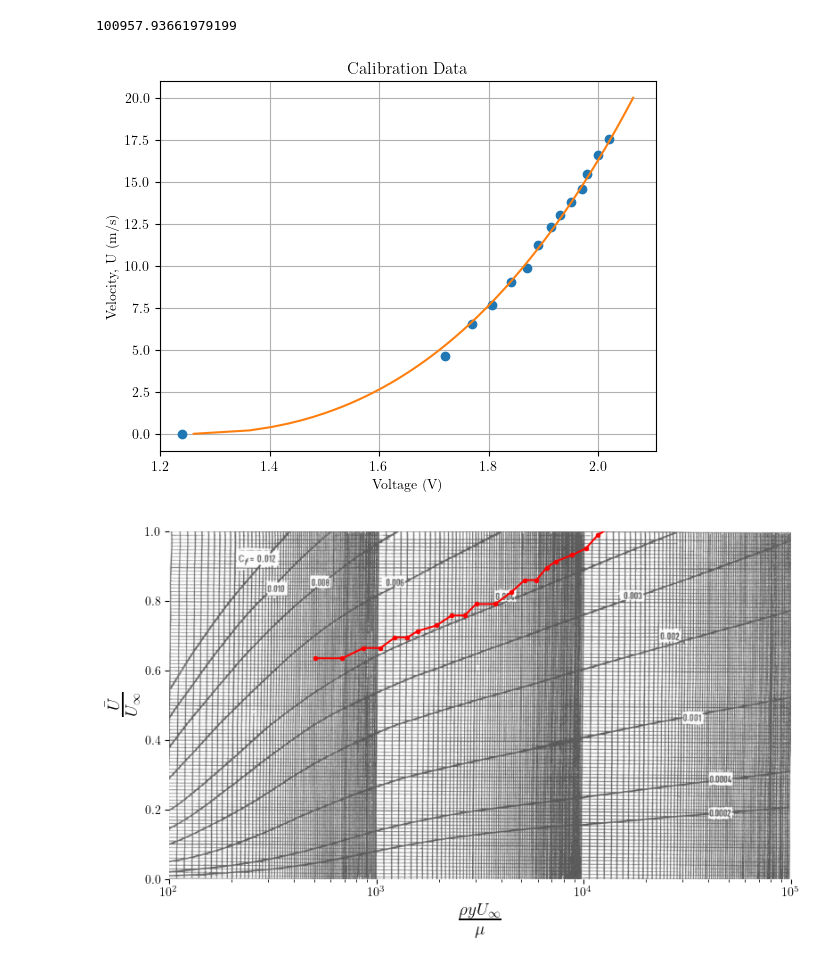
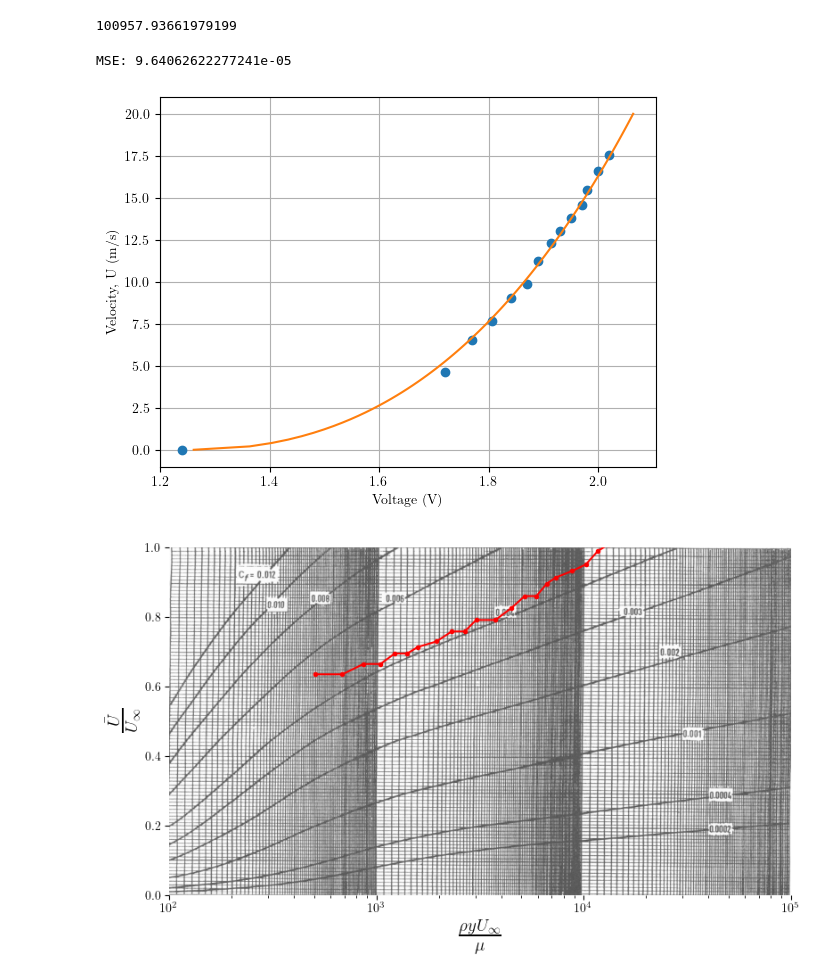
Before and after one commit to lpender3672/MEng-CW, a Jupyter notebook: IIA/3A1/Transition_to_turbulence/analysis.ipynb, the cells around one changed output. Cells and saved outputs as stored; diff of their text form; code cells hidden in the pictures.

```diff
--- a/IIA/3A1/Transition_to_turbulence/analysis.ipynb
+++ b/IIA/3A1/Transition_to_turbulence/analysis.ipynb
@@ -24,27 +24,36 @@ print(P_atm)
 # %%
 
 # plot calibration data
 
 A	= 1.589867014
 B	= 0.596894038
 
 voltages = calibration_data['E (V)']
 velocities = calibration_data['U (m/s)']
 
 U = np.linspace(0, 20, 100)
 E = np.sqrt(A + B * np.sqrt(U))
 
+def f(x, a, b):
+    return np.sqrt(a + b * np.sqrt(x))
+
+from scipy.optimize import curve_fit
+popt, pcov = curve_fit(f, velocities, voltages)
+
+MSE = np.mean((voltages - f(velocities, A, B))**2)
+print('MSE:', MSE)
+
 plt.plot(voltages, velocities, 'o')
 plt.plot(E, U)
 plt.xlabel('Voltage (V)')
 plt.ylabel('Velocity, U (m/s)')
 plt.grid()
-plt.title('Calibration Data')
 
 plt.savefig('calibration.png', dpi=600)
 plt.show()
 # %% [output]
+MSE: 9.64062622277241e-05
-[figure, old version]
+[figure, new version]
 # %%
 def setup_clauser_axis():
 
```
Also changed, not shown: parts of 1 cell of this notebook, 7 other files.
